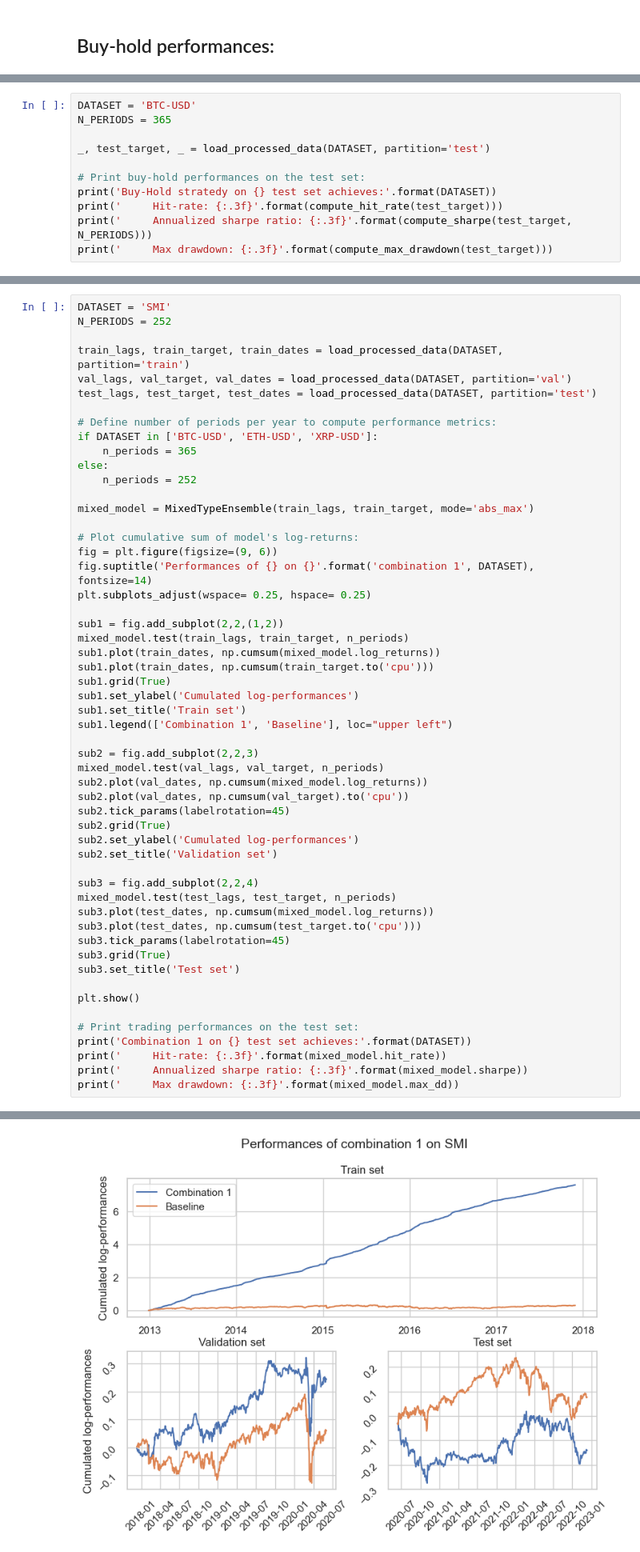
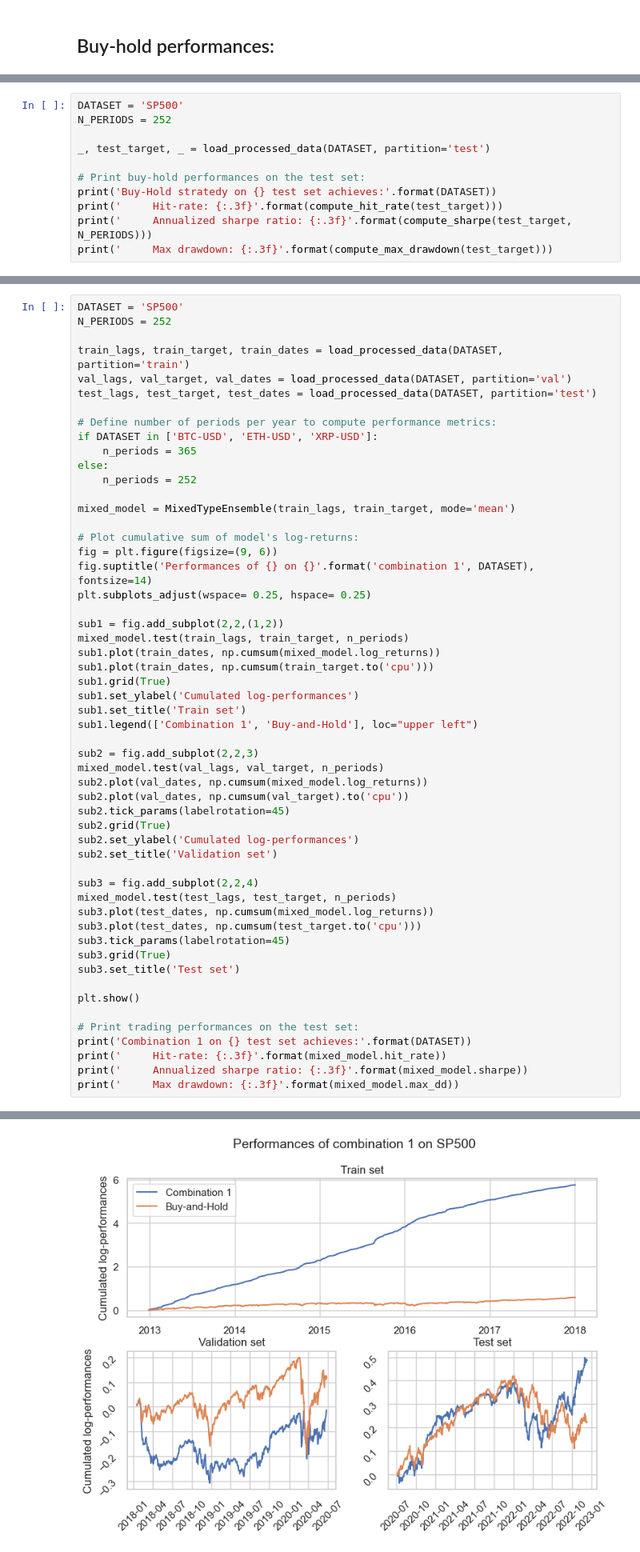
Before and after one commit to CS-433/ml-project-2-bogota, a Jupyter notebook: notebooks/combinations.ipynb, the cells around one changed output, grey strips where cells are left out. Shown: that part at 80% size. Saved outputs shown, nothing was run; the diff lists cells and outputs as text.

```diff
--- a/notebooks/combinations.ipynb
+++ b/notebooks/combinations.ipynb
@@ -31,8 +31,8 @@ def compute_max_drawdown(log_returns):
     dd = (cumulative / peak) - 1
     return dd.abs().max()
 # %%
-DATASET = 'BTC-USD'
-N_PERIODS = 365
+DATASET = 'SP500'
+N_PERIODS = 252
 
 _, test_target, _ = load_processed_data(DATASET, partition='test')
 
@@ -82,7 +82,7 @@ class MixedTypeEnsemble(Ensemble):
                 output[i] = merged_forecast[i, idx.item()].item()
         return output
 # %%
-DATASET = 'SMI'
+DATASET = 'SP500'
 N_PERIODS = 252
 
 train_lags, train_target, train_dates = load_processed_data(DATASET, partition='train')
@@ -95,7 +95,7 @@ if DATASET in ['BTC-USD', 'ETH-USD', 'XRP-USD']:
 else:
     n_periods = 252
 
-mixed_model = MixedTypeEnsemble(train_lags, train_target, mode='abs_max')
+mixed_model = MixedTypeEnsemble(train_lags, train_target, mode='mean')
 
 # Plot cumulative sum of model's log-returns:
 fig = plt.figure(figsize=(9, 6))
@@ -109,7 +109,7 @@ sub1.plot(train_dates, np.cumsum(train_target.to('cpu')))
 sub1.grid(True)
 sub1.set_ylabel('Cumulated log-performances')
 sub1.set_title('Train set')
-sub1.legend(['Combination 1', 'Baseline'], loc="upper left")
+sub1.legend(['Combination 1', 'Buy-and-Hold'], loc="upper left")
 
 sub2 = fig.add_subplot(2,2,3)
 mixed_model.test(val_lags, val_target, n_periods)
@@ -140 +140 @@ Training Random Forest with n_estimators=10000 and max_features=0.30 ...
-[figure, old version]
+[figure, new version]
```
Also changed, not shown: parts of 5 cells of this notebook.
